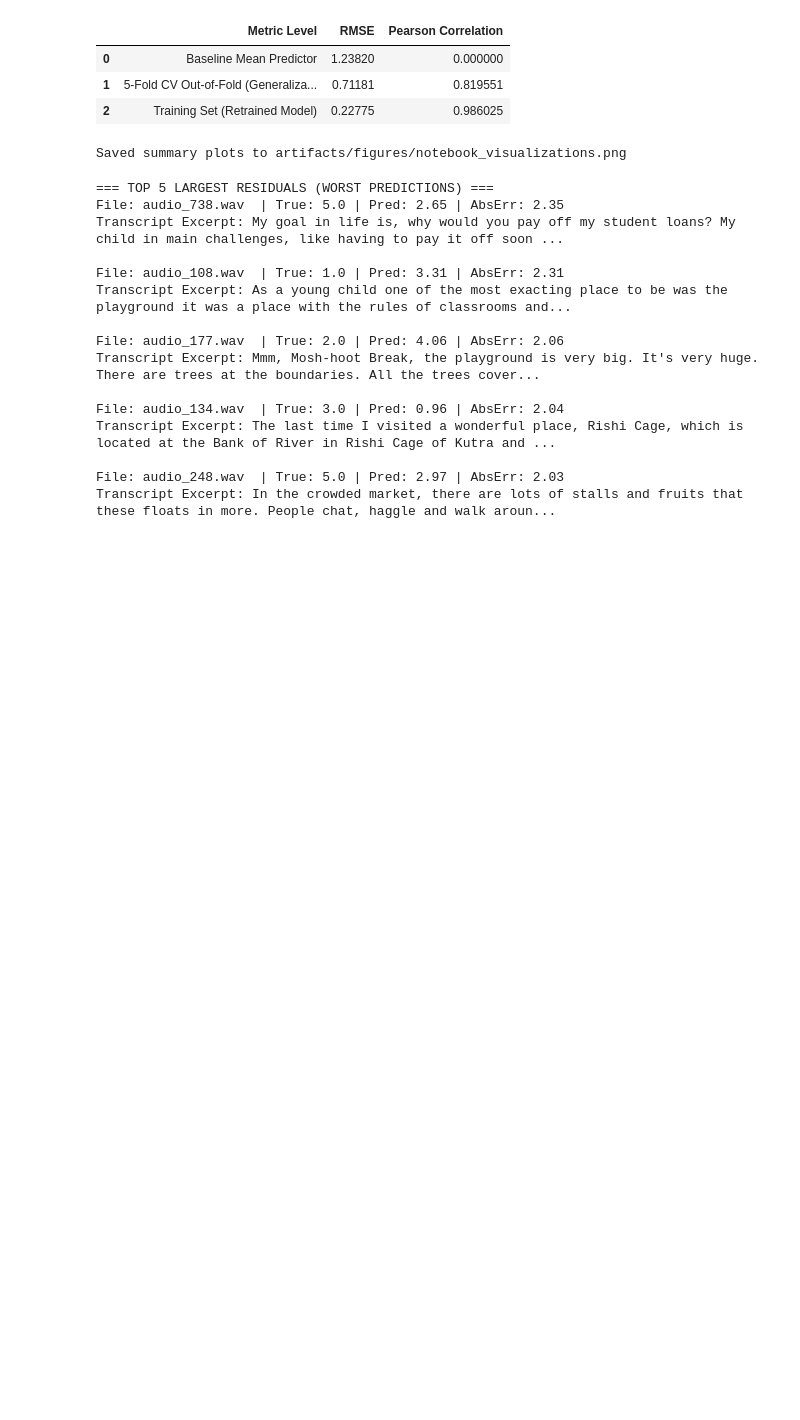
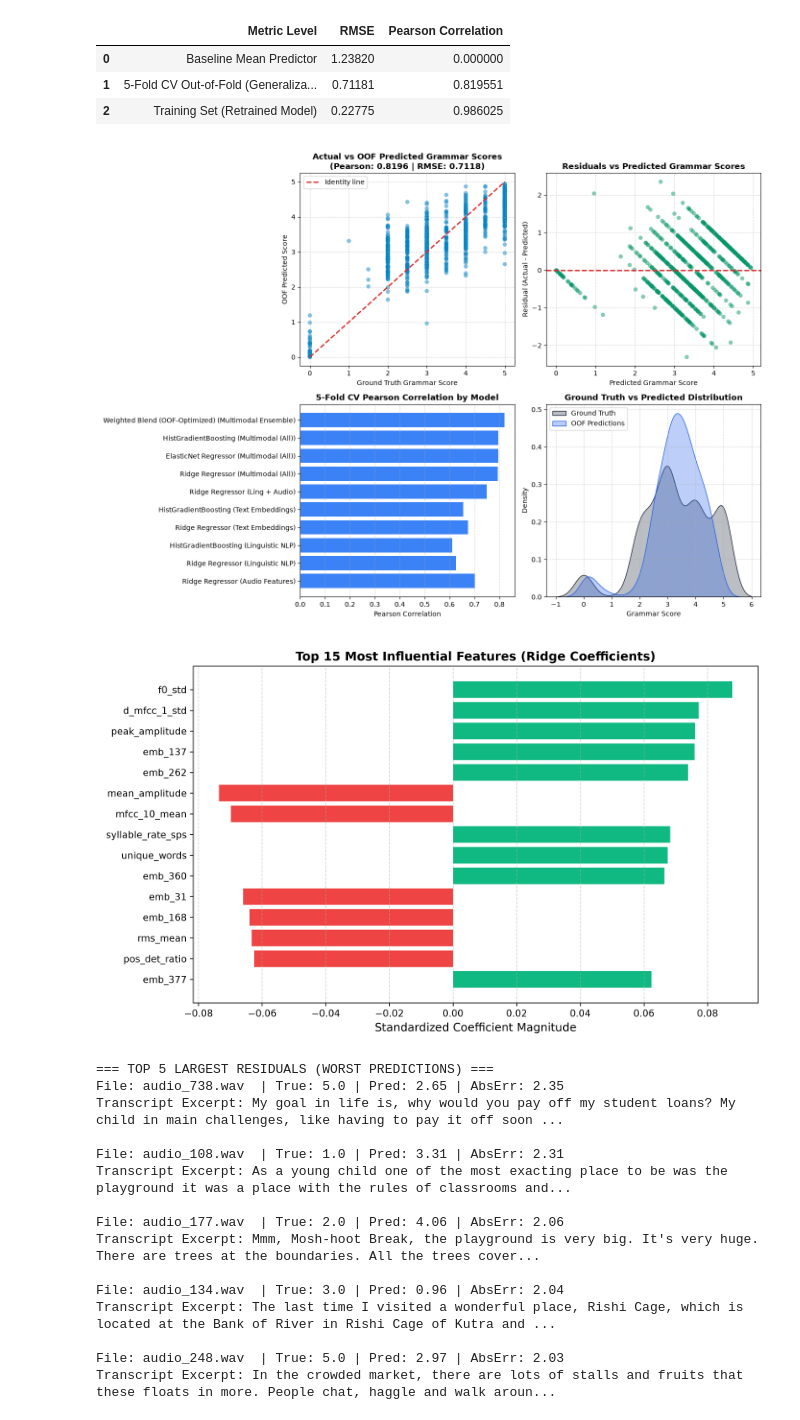
Before and after one commit to eklavya434/shlproject, a Jupyter notebook: notebook/SHL_Grammar_Scoring_Final.ipynb, the cells around one changed output. Drawn from its saved outputs; the diff is of its cells as text; code cells hidden in the pictures; blank space fills up the shorter version.

```diff
--- a/notebook/SHL_Grammar_Scoring_Final.ipynb
+++ b/notebook/SHL_Grammar_Scoring_Final.ipynb
@@ -407,35 +408,38 @@ plt.grid(True, linestyle='--', alpha=0.5)
 residuals = y_train - ens_oof
 plt.subplot(2, 2, 2)
 plt.scatter(ens_oof, residuals, alpha=0.5, color='#059669', edgecolors='none', s=40)
 plt.axhline(0, color='#dc2626', linestyle='--', linewidth=2)
 plt.title('Residuals vs Predicted Grammar Scores', fontweight='bold')
 plt.xlabel('Predicted Grammar Score')
 plt.ylabel('Residual (Actual - Predicted)')
 plt.grid(True, linestyle='--', alpha=0.5)
 
 # 3. Model Benchmark Bar Chart
 plt.subplot(2, 2, 3)
 bench_df = experiments_df[experiments_df['experiment_id'] != 'EXP_00'].copy()
 plt.barh(bench_df['model'] + ' (' + bench_df['feature_set'] + ')', bench_df['cv_pearson_mean'], color='#3b82f6')
 plt.title('5-Fold CV Pearson Correlation by Model', fontweight='bold')
 plt.xlabel('Pearson Correlation')
 plt.grid(axis='x', linestyle='--', alpha=0.5)
 
 # 4. Target vs Prediction Distribution
 plt.subplot(2, 2, 4)
 sns.kdeplot(y_train, label='Ground Truth', color='#1e293b', fill=True, alpha=0.3)
 sns.kdeplot(ens_oof, label='OOF Predictions', color='#2563eb', fill=True, alpha=0.3)
 plt.title('Ground Truth vs Predicted Distribution', fontweight='bold')
 plt.xlabel('Grammar Score')
 plt.legend()
 plt.grid(True, linestyle='--', alpha=0.5)
 
 plt.tight_layout()
 plt.savefig('artifacts/figures/notebook_visualizations.png')
 plt.close()
-print("Saved summary plots to artifacts/figures/notebook_visualizations.png")
+from IPython.display import Image, display
+display(Image('artifacts/figures/notebook_visualizations.png'))
+display(Image('artifacts/figures/feature_importance.png'))
 # %% [output]
-Saved summary plots to artifacts/figures/notebook_visualizations.png
+[figure, added]
+[figure, added]
 # %%
 # 21: Error Analysis (Top 10 Best and Top 10 Worst Predictions)
 worst_df = pd.read_csv('artifacts/predictions/top_10_worst_predictions.csv')
```
Also changed, not shown: parts of 1 cell of this notebook, 1 other file.
